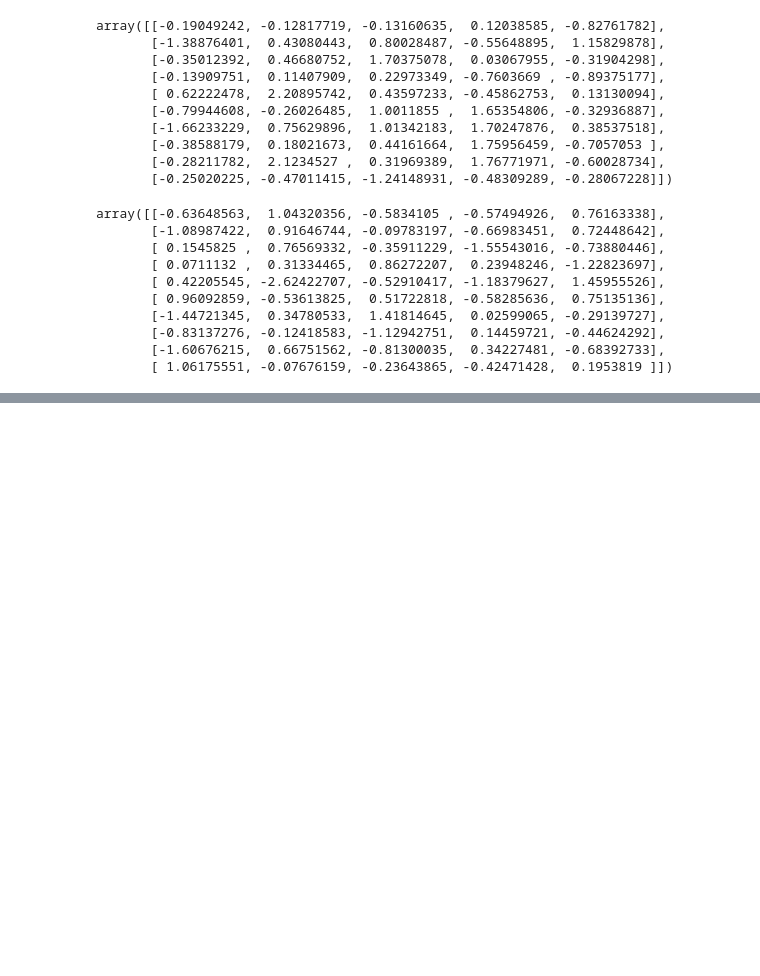
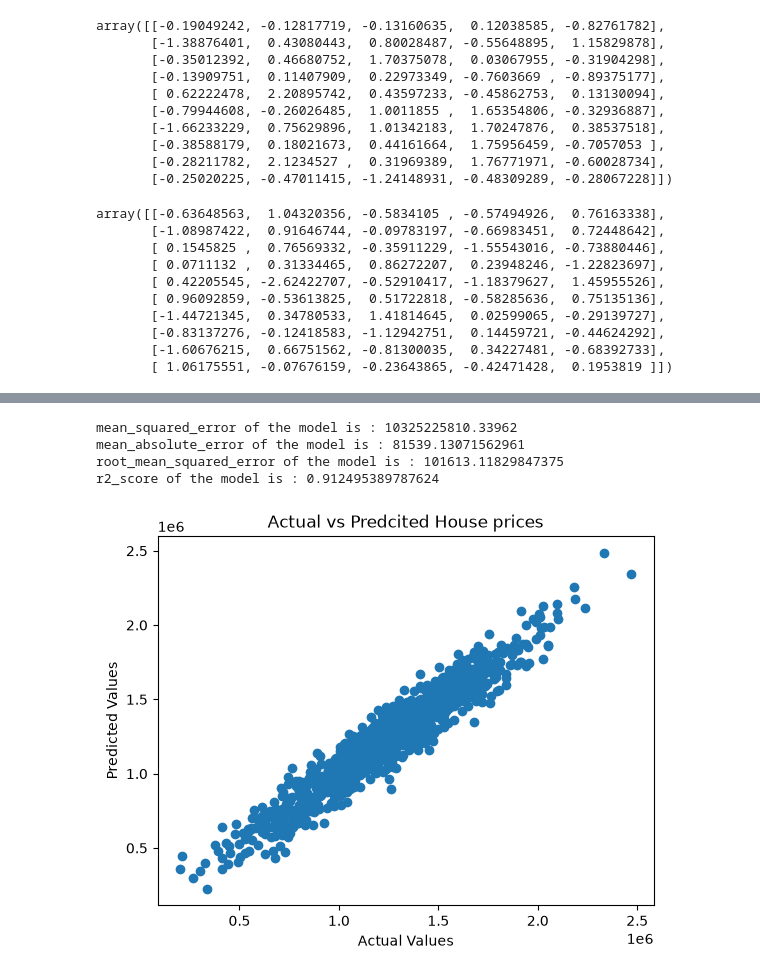
Before and after one commit to mayursuvarna27/Regression, a Jupyter notebook: House_price_prediction/House_price_predcition.ipynb, the cells around one changed output, grey strips where cells are left out. Saved outputs shown, nothing was run; the diff lists cells and outputs as text; code cells hidden in the pictures; blank space fills up the shorter version.

```diff
--- a/House_price_prediction/House_price_predcition.ipynb
+++ b/House_price_prediction/House_price_predcition.ipynb
@@ -123,0 +203,4 @@ array([[-0.63648563,  1.04320356, -0.5834105 , -0.57494926,  0.76163338],
+# %%
+model=LinearRegression()
+# %%
+regressor=model.fit(X_train,y_train)
@@ -123,0 +221,2 @@ array([[-0.63648563,  1.04320356, -0.5834105 , -0.57494926,  0.76163338],
+# %%
+y_pred=regressor.predict(X_test)
@@ -123,0 +243,18 @@ array([[-0.63648563,  1.04320356, -0.5834105 , -0.57494926,  0.76163338],
+# %%
+print("mean_squared_error of the model is :",mean_squared_error(y_pred,y_test))
+print("mean_absolute_error of the model is :",mean_absolute_error(y_pred,y_test))
+print("root_mean_squared_error of the model is :",root_mean_squared_error(y_pred,y_test))
+print("r2_score of the model is :",r2_score(y_pred,y_test))
+# %% [output]
+mean_squared_error of the model is : 10325225810.33962
+mean_absolute_error of the model is : 81539.13071562961
+root_mean_squared_error of the model is : 101613.11829847375
+r2_score of the model is : 0.912495389787624
+# %%
+plt.scatter(y_test,y_pred,colorizer='green')
+plt.xlabel('Actual Values')
+plt.ylabel('Predicted Values')
+plt.title('Actual vs Predcited House prices')
+plt.show()
+# %% [output]
+[figure, added]
```
Also changed, not shown: parts of 13 cells of this notebook.
